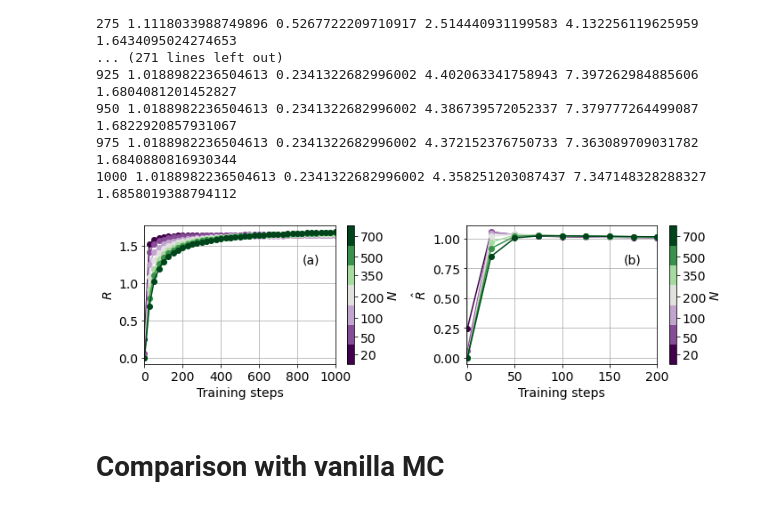
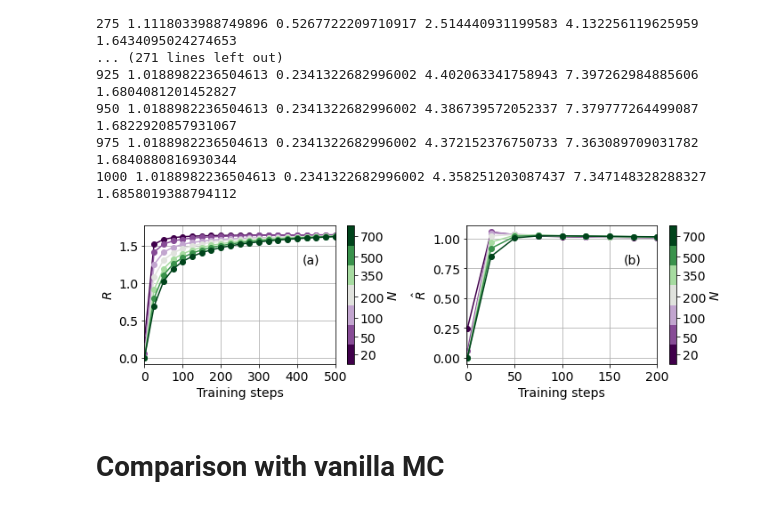
Before and after one commit to Laplaxe/MonteCarloGA_CW, a Jupyter notebook: Code/first_passages.ipynb, the cells around one changed output. Saved outputs shown, nothing was run; the diff lists cells and outputs as text; code cells hidden in the pictures.

Commit message:
completed main plots

```diff
--- a/Code/first_passages.ipynb
+++ b/Code/first_passages.ipynb
@@ -1115,7 +1115,7 @@ ax1.set_xlabel(r'Training steps', fontsize=14)
 ax1.set_ylabel(r'$R$', fontsize=14)
 ax1.tick_params(axis='both', labelsize=14)
 ax1.grid(True)
-ax1.set_xlim(0, 1000)
+ax1.set_xlim(0, 500)
 # If desired, you can uncomment the following line to add a legend:
 # ax1.legend(fontsize=14)
 
@@ -1126,34 +1126,34 @@ cbar.ax.tick_params(labelsize=14)
 
 cbar = fig.colorbar(sm, ax=ax1, boundaries=boundaries, ticks=Ns)
 cbar.set_label(r'$N$', fontsize=14)
 cbar.ax.tick_params(labelsize=14)
 
 # ---------------------------
 # Right subplot (second plot)
 # ---------------------------
 # Loop over your data and plot each with the corresponding color
 for i, d in enumerate(np.array(all_results)):
     ax2.plot(d[:, 0],
              (d[:, 0] + d[:, 4]) / (d[:, 0] + d[:, 3]),
              marker="o", color=discrete_colors[i],
              label=f'N={Ns[i]}')
 
 ax2.set_xlabel(r'Training steps', fontsize=14)
 ax2.set_ylabel(r'$\hat{R}$', fontsize=14)
 ax2.tick_params(axis='both', labelsize=14)
 ax2.set_xlim(-1, 200)
 ax2.grid(True)
 #ax2.legend(loc='best', fontsize=14)
 
 # Add text labels to the subplots
 ax1.text(0.825, 0.80, "(a)", transform=ax1.transAxes, fontsize=14, verticalalignment='top')
 ax2.text(0.825, 0.80, "(b)", transform=ax2.transAxes, fontsize=14, verticalalignment='top')
 
 plt.tight_layout()
 plt.savefig(f"../Plots/R_vs_trainingtime.pdf", bbox_inches='tight')
 plt.show()
 # %% [output]
-[figure, old version]
+[figure, new version]
 # %% [markdown]
 # Comparison with vanilla MC
 # %%
```
Also changed, not shown: parts of 1 cell of this notebook, 2 other files.
